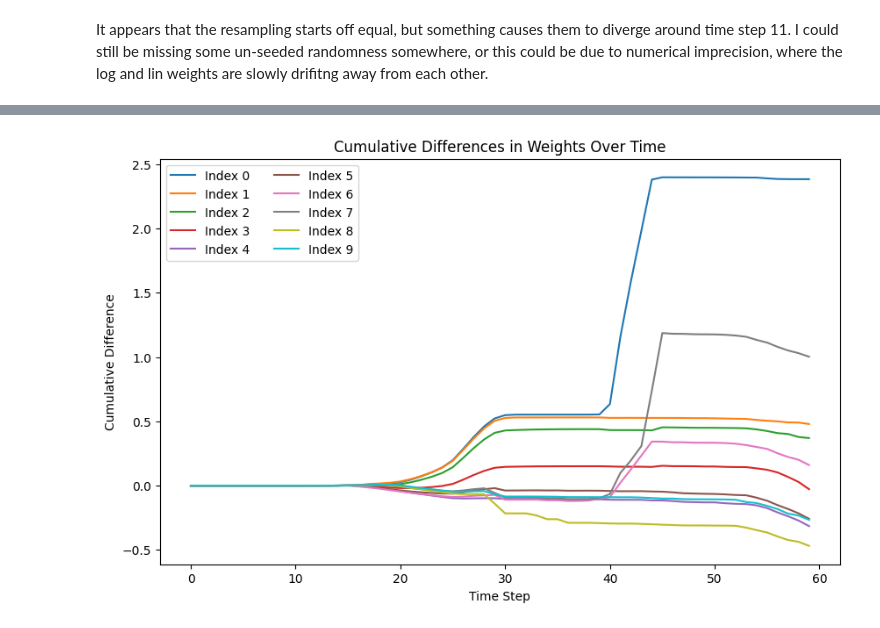
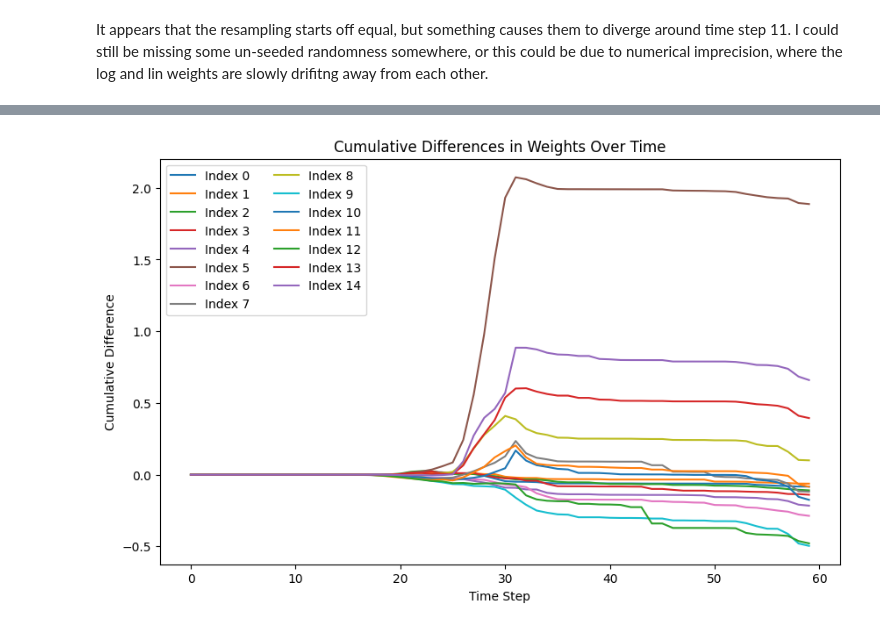
Before and after one commit to atiumcache/spatial-forecast, a Jupyter notebook: weight_comparison.ipynb, the cells around one changed output, grey strips where cells are left out. Saved outputs shown, nothing was run; the diff lists cells and outputs as text; code cells hidden in the pictures.

```diff
--- a/weight_comparison.ipynb
+++ b/weight_comparison.ipynb
@@ -147,18 +147,18 @@ plt.show()
 # %%
 # Calculate the cumulative differences over time
 cumulative_differences = np.cumsum(combined_differences, axis=0)
 
-# Plot the cumulative differences for the first 5 indices
+# Plot the cumulative differences for the first few particles/indices
 plt.figure(figsize=(10, 6))
-for i in range(10):
+for i in range(15):
     plt.plot(cumulative_differences[:, i], label=f'Index {i}')
 plt.xlabel('Time Step')
 plt.ylabel('Cumulative Difference')
 plt.title('Cumulative Differences in Weights Over Time')
 plt.legend(loc='upper left', ncol=2)
 plt.show()
 # %% [output]
-[figure, old version]
+[figure, new version]
 # %%
 # Calculate the average cumulative difference across all indices
 average_cumulative_difference = np.mean(cumulative_differences, axis=1)
```
Also changed, not shown: parts of 4 cells of this notebook, 1 other file.
